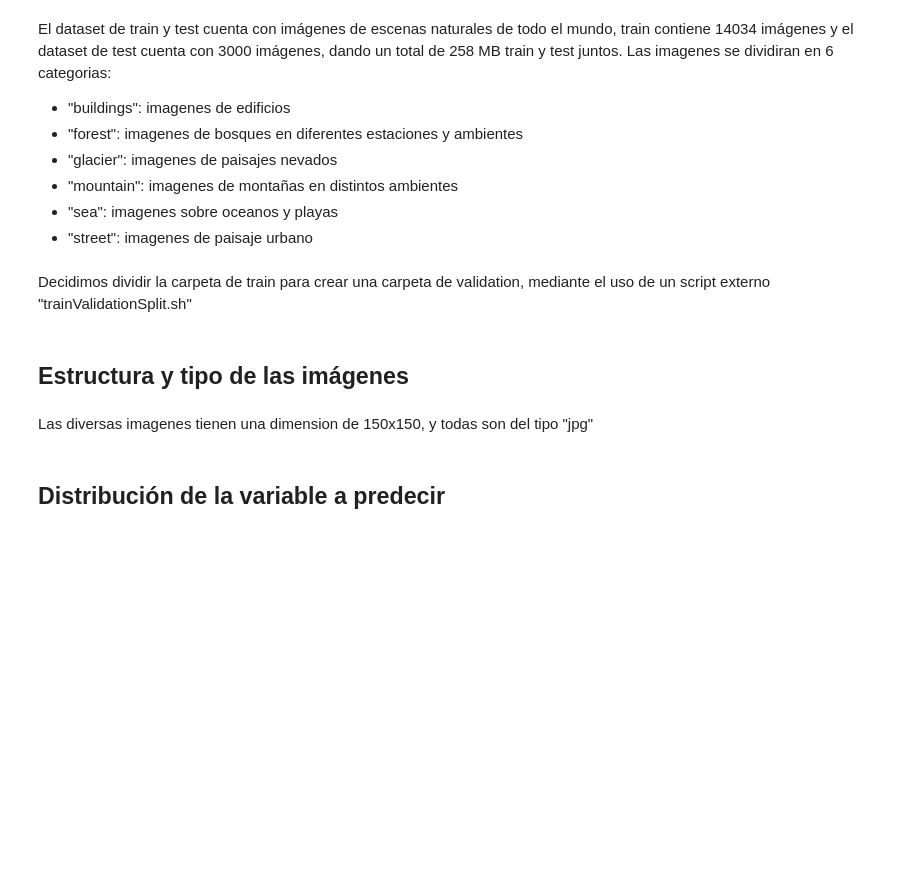
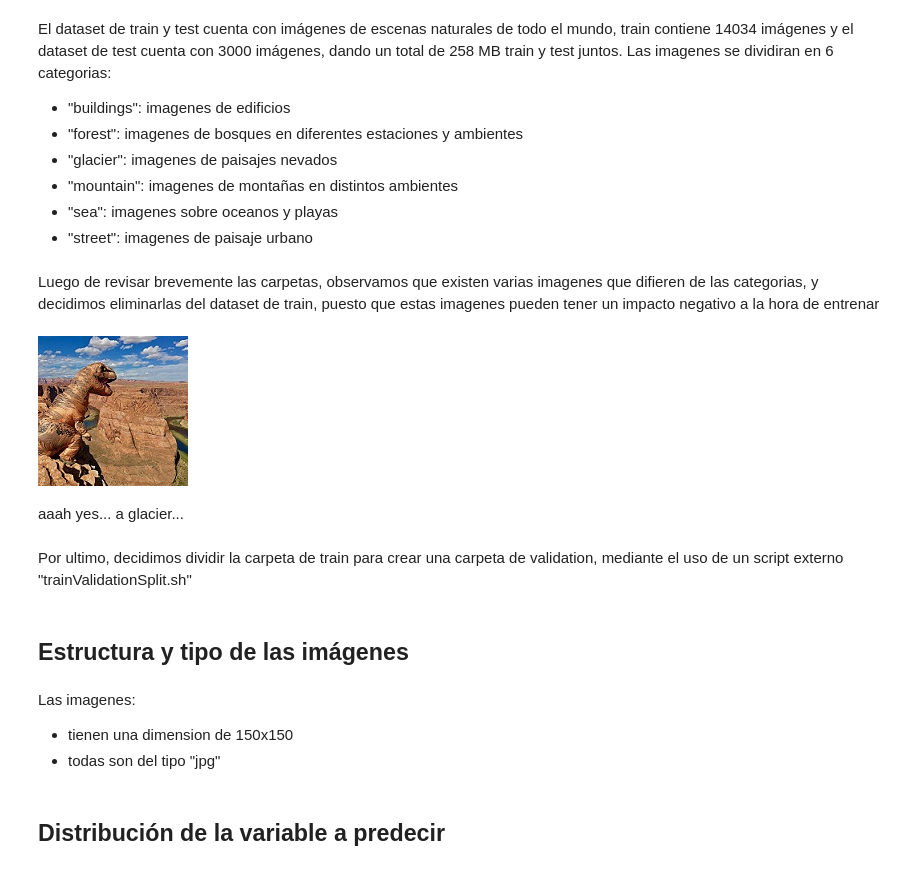
Before and after one commit to BonafedeMarco/UCSE-ML-TP2-2024, a Jupyter notebook: tp2_places.ipynb, the cells around one changed output. Cells and saved outputs as stored; diff of their text form; code cells hidden in the pictures; blank space fills up the shorter version.

```diff
--- a/tp2_places.ipynb
+++ b/tp2_places.ipynb
@@ -97,5 +97,14 @@ def sample_images(dataset):
         plt.axis("off")
 # %%
 sample_images(train)
+# %% [markdown]
+Luego de revisar brevemente las carpetas, observamos que existen varias imagenes que difieren de las categorias, y decidimos eliminarlas del dataset de train, puesto que estas imagenes pueden tener un impacto negativo a la hora de entrenar
+# %%
+#mostrar imagen del dino
+tf.keras.utils.load_img("./train/glacier/1512.jpg")
+# %% [output]
+[figure, added]
+# %% [markdown]
+aaah yes... a glacier...
 # %% [markdown]
-Decidimos dividir la carpeta de train para crear una carpeta de validation, mediante el uso de un script externo "trainValidationSplit.sh"
+Por ultimo, decidimos dividir la carpeta de train para crear una carpeta de validation, mediante el uso de un script externo "trainValidationSplit.sh"
@@ -102,7 +113,9 @@ Decidimos dividir la carpeta de train para crear una carpeta de validation, medi
 # %% [markdown]
 ## Estructura y tipo de las imágenes
 # %% [markdown]
-Las diversas imagenes tienen una dimension de 150x150, y todas son del tipo "jpg"
+Las imagenes:
+* tienen una dimension de 150x150
+* todas son del tipo "jpg"
 # %% [markdown]
 ## Distribución de la variable a predecir
 # %% [markdown]
```
Also changed, not shown: parts of 8 cells of this notebook.
